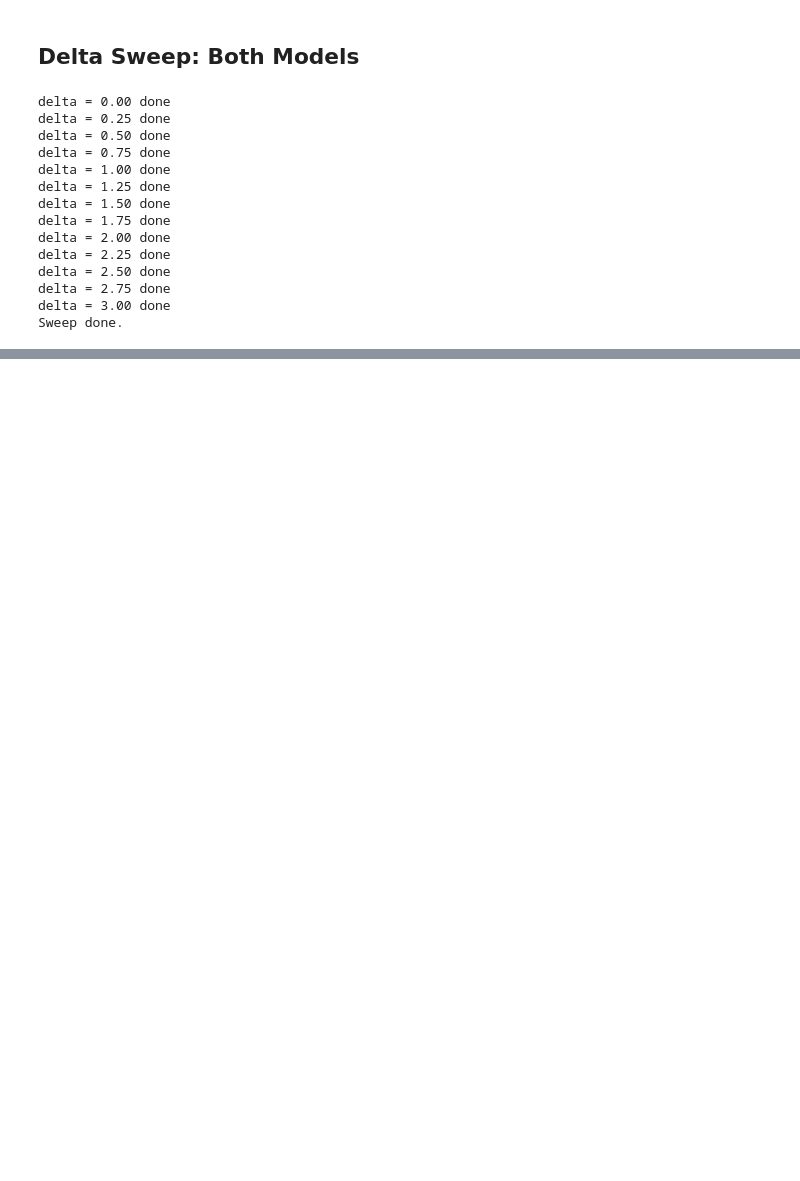
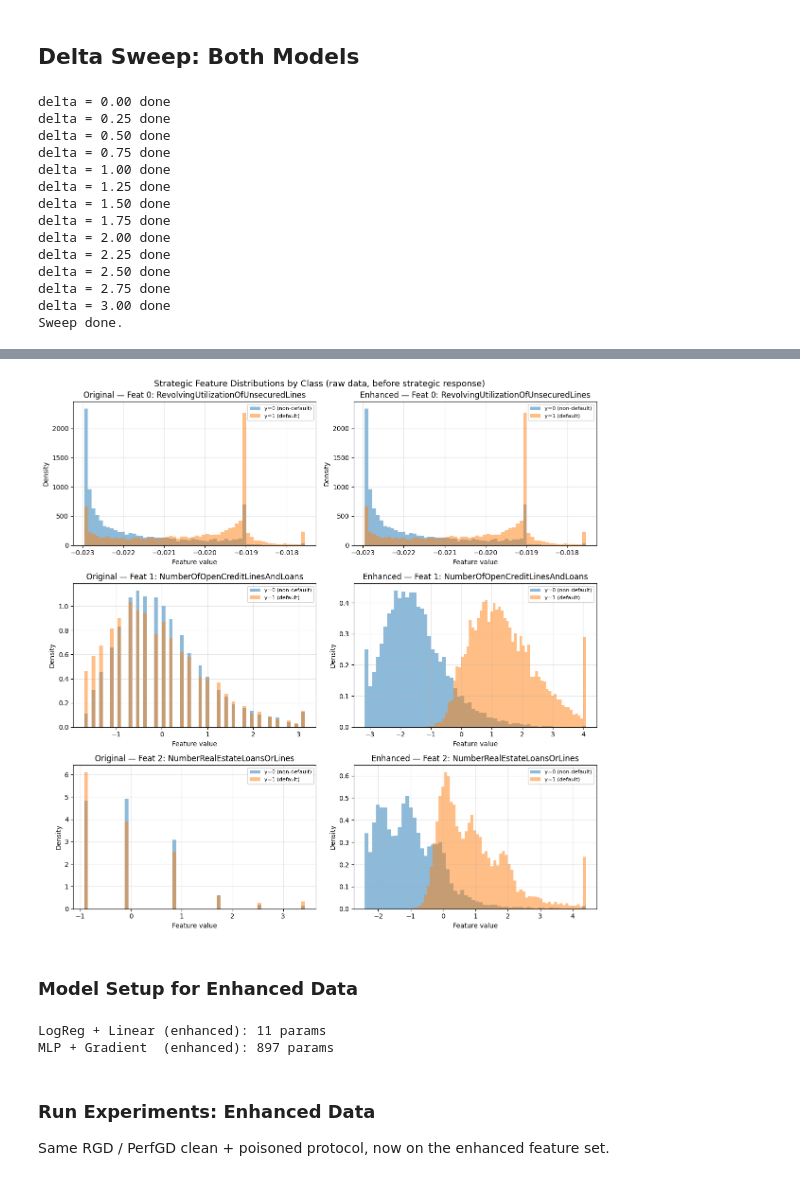
Before and after one commit to tetsnaga/poison-perf, a Jupyter notebook: strategic/nonbackdoor.ipynb, the cells around one changed output, grey strips where cells are left out. Cells and saved outputs as stored; diff of their text form; code cells hidden in the pictures; blank space fills up the shorter version.

```diff
--- a/strategic/nonbackdoor.ipynb
+++ b/strategic/nonbackdoor.ipynb
@@ -406,0 +468,62 @@ plt.show()
+# %%
+fig, axes = plt.subplots(len(strat_features), 2, figsize=(12, 4 * len(strat_features)))
+
+for ri, col in enumerate(strat_features):
+    fname = data.columns[col + 1]
+    for ci, (X_data, title) in enumerate([(X_full, "Original"), (X_enhanced, "Enhanced")]):
+        ax = axes[ri, ci]
+        x0 = X_data[Y_full == 0, col].numpy()
+        x1 = X_data[Y_full == 1, col].numpy()
+        lo, hi = np.percentile(np.concatenate([x0, x1]), [1, 99])
+        ax.hist(np.clip(x0, lo, hi), bins=60, alpha=0.5, label='y=0 (non-default)',
+                color='tab:blue', density=True)
+        ax.hist(np.clip(x1, lo, hi), bins=60, alpha=0.5, label='y=1 (default)',
+                color='tab:orange', density=True)
+        ax.set_title(f"{title} — Feat {ri}: {fname}")
+        ax.set_xlabel("Feature value"); ax.set_ylabel("Density")
+        ax.legend(fontsize=8); ax.grid(True, alpha=0.3)
+
+plt.suptitle("Strategic Feature Distributions by Class (raw data, before strategic response)", fontsize=13)
+plt.tight_layout(); plt.show()
+# %% [output]
+[figure, added]
+# %% [markdown]
+### Model Setup for Enhanced Data
+# %%
+lam_enh = 1.0 / n_samples
+
+(mu_f_lr_enh, sigma_lr_enh, D_theta_lr_enh,
+ loss_lr_enh, theta_0_lr_enh, grad2_est_lr_enh, f_hat_lr_enh) = setup_strategic_classification(
+    X_base=X_enhanced, Y_base=Y_full, strat_features=strat_features.tolist(),
+    alpha=alpha_strat, lam=lam_enh, classifier="logreg", performativity="linear", perfGD=True,
+)
+
+(mu_f_mlp_enh, sigma_mlp_enh, D_theta_mlp_enh,
+ loss_mlp_enh, theta_0_mlp_enh, grad2_est_mlp_enh, f_hat_mlp_enh) = setup_strategic_classification(
+    X_base=X_enhanced, Y_base=Y_full, strat_features=strat_features.tolist(),
+    alpha=alpha_strat, lam=lam_enh, classifier="mlp", performativity="gradient",
+    perfGD=True, hidden_dims=MLP_HIDDEN_DIMS,
+)
+
+models_enh = {
+    "LogReg + Linear": {
+        "D_theta": D_theta_lr_enh, "loss": loss_lr_enh, "theta_0": theta_0_lr_enh,
+        "grad2_est": grad2_est_lr_enh, "f_hat": f_hat_lr_enh, "eta": eta_logreg,
+        "classifier": "logreg", "hidden_dims": MLP_HIDDEN_DIMS,
+    },
+    "MLP + Gradient": {
+        "D_theta": D_theta_mlp_enh, "loss": loss_mlp_enh, "theta_0": theta_0_mlp_enh,
+        "grad2_est": grad2_est_mlp_enh, "f_hat": f_hat_mlp_enh, "eta": eta_mlp,
+        "classifier": "mlp", "hidden_dims": MLP_HIDDEN_DIMS,
+    },
+}
+
+print(f"LogReg + Linear (enhanced): {theta_0_lr_enh.numel()} params")
+print(f"MLP + Gradient  (enhanced): {theta_0_mlp_enh.numel()} params")
+# %% [output]
+LogReg + Linear (enhanced): 11 params
+MLP + Gradient  (enhanced): 897 params
+# %% [markdown]
+### Run Experiments: Enhanced Data
+
+Same RGD / PerfGD clean + poisoned protocol, now on the enhanced feature set.
```
Also changed, not shown: parts of 13 cells of this notebook, 3 other files.
